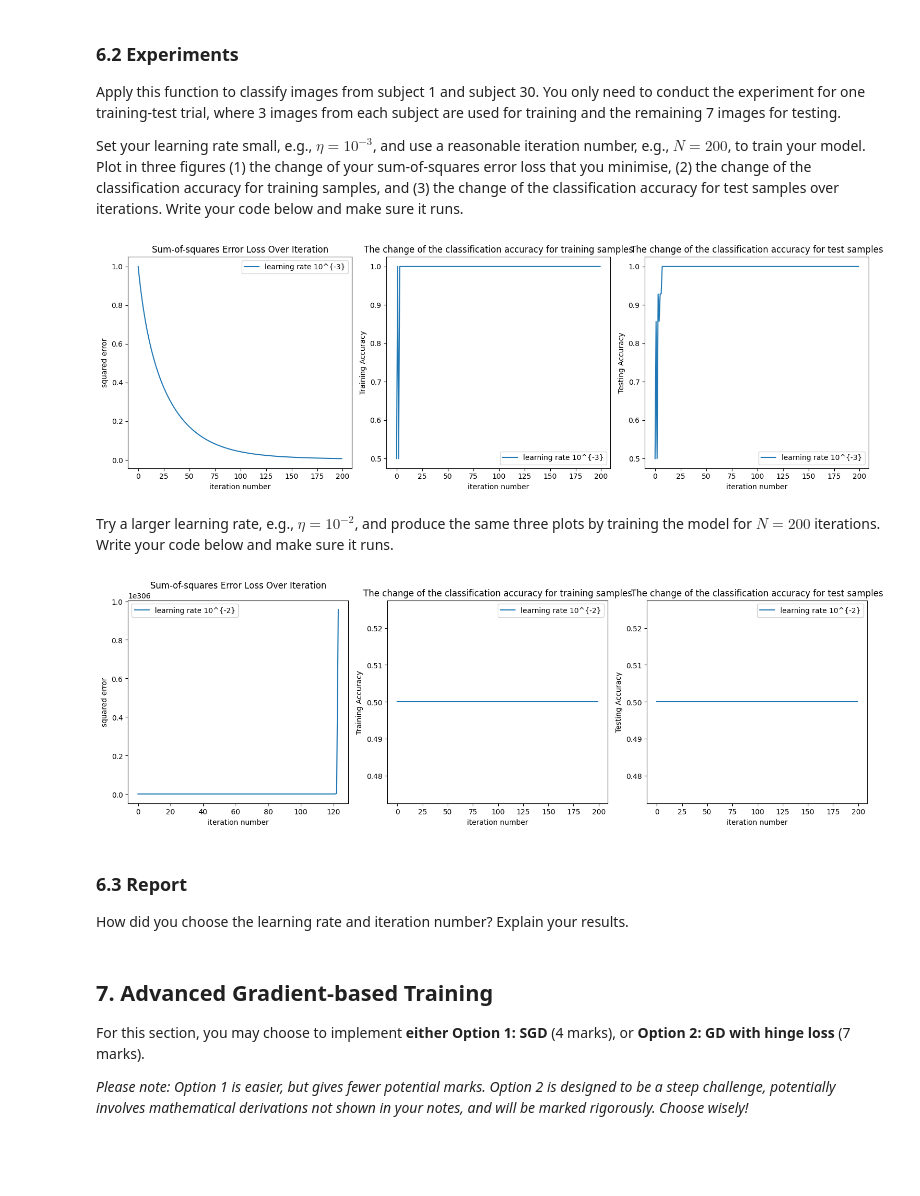
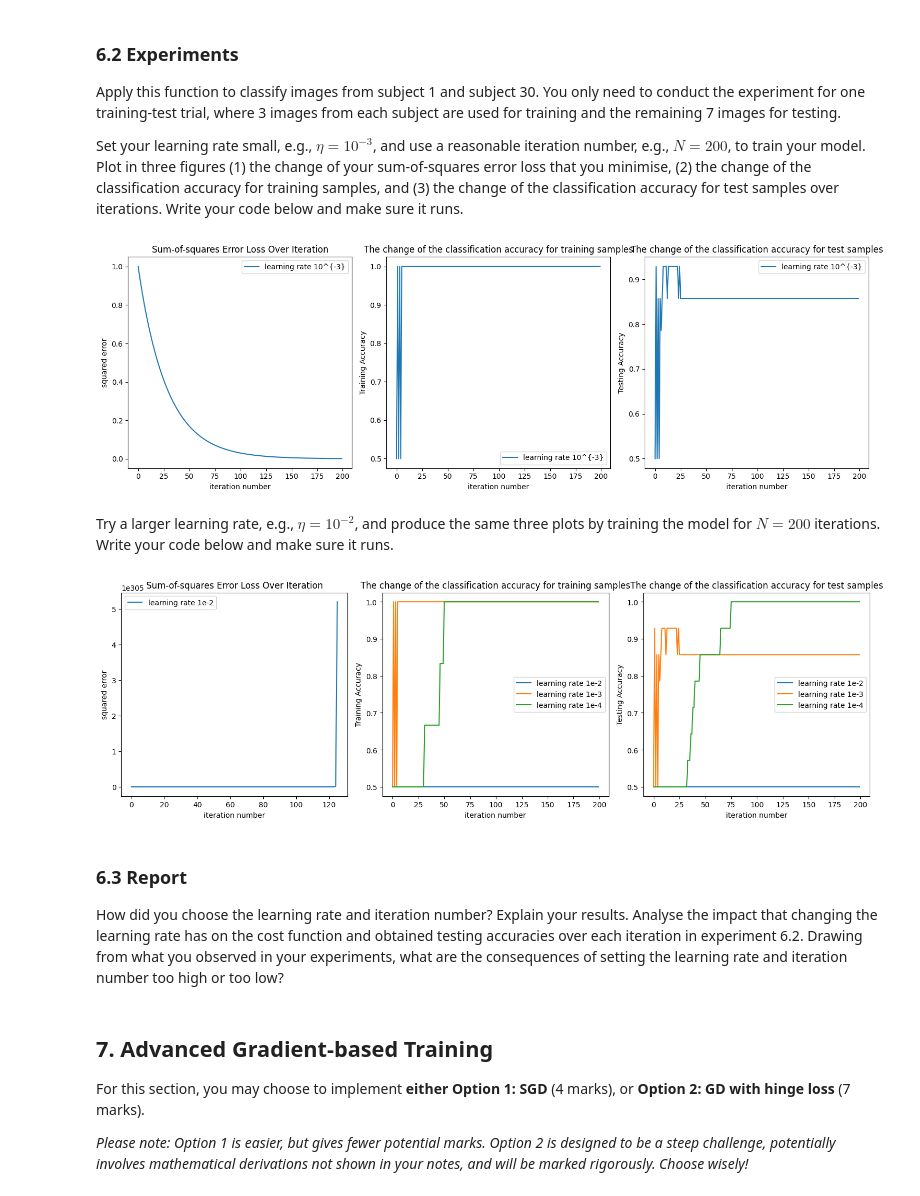
Before and after one commit to Ray7788/MachineLearning, a Jupyter notebook: Lab3_S/24112-Lab2-S-Practice2.ipynb, the cells around one changed output. Cells and saved outputs as stored; diff of their text form; code cells hidden in the pictures; blank space fills up the shorter version.

```diff
--- a/Lab3_S/24112-Lab2-S-Practice2.ipynb
+++ b/Lab3_S/24112-Lab2-S-Practice2.ipynb
@@ -520,16 +524,16 @@ def plot_maker(
 tr_data, tr_label, te_data, te_label = clarify_subject_1_30(data, labels, 3)
 cost_all, w_all = lls_gd_train(tr_data, tr_label, 200, 10**(-3))
 accuracyListGdTrain, accuracyListGdTest = accuracy_pro(w_all, tr_data, tr_label, te_data, te_label)
-plot_maker(A="learning rate 10^{-3}", cost_allA=cost_all, accuracyListTestA=accuracyListGdTest, accuracyListTrainA=accuracyListGdTrain)
+plot_maker(A="learning rate 10^{-3}", cost_allA=cost_all, accLstTestA=accuracyListGdTest, accLstTrainA=accuracyListGdTrain)
 # %% [output]
-[figure, old version]
+[figure, new version]
 # %% [markdown]
 Try a larger learning rate, e.g., $\eta=10^{-2}$, and produce the same three plots by training the model for $N=200$ iterations. Write your code below and make sure it runs.
 # %%
 from sklearn.preprocessing import Normalizer, MinMaxScaler, RobustScaler
 tr_data2, tr_label2, te_data2, te_label2 = clarify_subject_1_30(data,labels,3)
 cost_all2, w_all2 = lls_gd_train(tr_data2, tr_label2, 200, 10**(-2))
-cost_all2 = np.array(cost_all2).reshape(-1,1)
+# cost_all2 = np.array(cost_all2).reshape(-1,1)
 accuracyListGdTrain2, accuracyListGdTest2 = accuracy_pro(w_all2, tr_data2, tr_label2, te_data2, te_label2)
 # # normalize the scaled cost_all using Normalizer
 # transformer = Normalizer().fit(cost_all)
@@ -540,13 +544,22 @@ accuracyListGdTrain2, accuracyListGdTest2 = accuracy_pro(w_all2, tr_data2, tr_la
 # # cost_all = np.clip(cost_all, -threshold, threshold)
 # scaler = RobustScaler
 # cost_all = scaler.fit_transform(cost_all)
-plot_maker(A="learning rate 10^{-2}",cost_allA=cost_all2,accuracyListTrainA=accuracyListGdTrain2,accuracyListTestA=accuracyListGdTest2)
-# %% [output]
-[figure, removed]
-# %% [markdown]
-### 6.3 Report
-
-How did you choose the learning rate and iteration number? Explain your results.
+# %%
+tr_data4, tr_label4, te_data4, te_label4 = clarify_subject_1_30(data,labels,3)
+cost_all4, w_all4 = lls_gd_train(tr_data4, tr_label4, 200, 10**(-4))
+# cost_all2 = np.array(cost_all2).reshape(-1,1) cost_allA=cost_all2,cost_allB=cost_all,cost_allC=cost_all4,
+accuracyListGdTrain4, accuracyListGdTest4 = accuracy_pro(w_all4, tr_data4, tr_label4, te_data4, te_label4)
+# %%
+plot_maker(A="learning rate 1e-2", cost_allA=cost_all2, accLstTrainA=accuracyListGdTrain2, accLstTestA=accuracyListGdTest2,
+        B="learning rate 1e-3",  accLstTrainB=accuracyListGdTrain, accLstTestB=accuracyListGdTest,
+        C="learning rate 1e-4", accLstTrainC=accuracyListGdTrain4, accLstTestC=accuracyListGdTest4)
+# %% [output]
+[figure, added]
+# %% [markdown]
+### 6.3 Report
+
+How did you choose the learning rate and iteration number? Explain your results.
+Analyse the impact that changing the learning rate has on the cost function and obtained testing accuracies over each iteration in experiment 6.2. Drawing from what you observed in your experiments, what are the consequences of setting the learning rate and iteration number too high or too low?
 # %% [markdown]
 ## 7. Advanced Gradient-based Training
 For this section, you may choose to implement **either Option 1: SGD** (4 marks), or **Option 2: GD with hinge loss** (7 marks).
```
Also changed, not shown: parts of 12 cells of this notebook.
